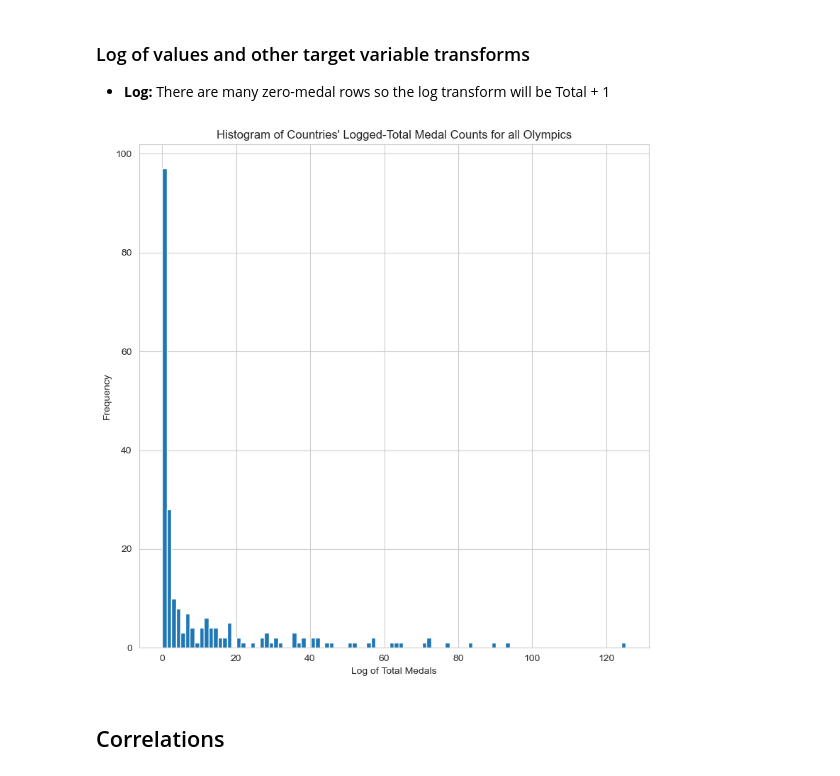
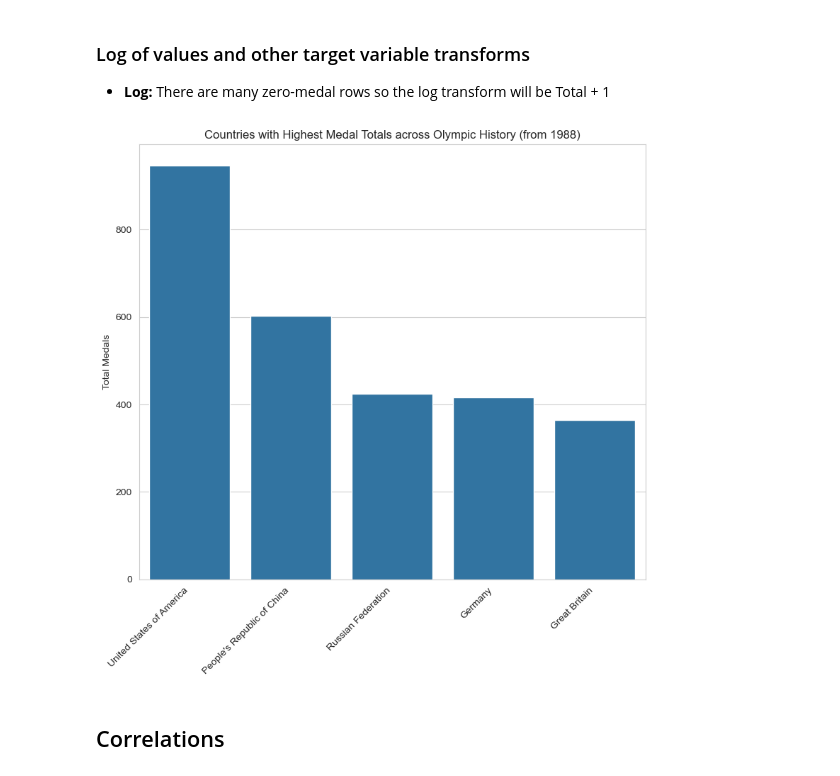
Before and after one commit to twm105/olympic-medals-predict, a Jupyter notebook: data-eda/olympics_eda.ipynb, the cells around one changed output. Drawn from its saved outputs; the diff is of its cells as text; code cells hidden in the pictures.

Commit message:
Edits to readme.md, updated figures.

```diff
--- a/data-eda/olympics_eda.ipynb
+++ b/data-eda/olympics_eda.ipynb
@@ -163,16 +163,19 @@ Above are the countries who've attended the most games without ever winning a me
 # %%
 oly['total_log'] = np.log(oly.total + 1)
 
 fig, ax = plt.subplots(figsize=(8, 8))
-oly.groupby('country').sum().total_log.plot(kind='hist', bins=100, ax=ax)
+df = oly[oly.year>=1988].groupby('country').sum().total.sort_values(ascending=False).head()
+sns.barplot(data=df, ax=ax)
 # ax.set_xlim((0, 3000))
-ax.set_xlabel('Log of Total Medals')
-ax.set_title("Histogram of Countries' Logged-Total Medal Counts for all Olympics")
+ax.set_xlabel('')
+ax.set_ylabel('Total Medals')
+ax.set_title("Countries with Highest Medal Totals across Olympic History (from 1988)")
+a = ax.set_xticklabels(df.reset_index().country, rotation=45, ha='right')
 plt.tight_layout()
 plt.savefig('../images/eda-tot-medals-per-country.png')
 plt.show()
 # %% [output]
-[figure, old version]
+[figure, new version]
 # %% [markdown]
 ## Correlations
 # %% [markdown]
```
Also changed, not shown: parts of 17 cells of this notebook, 5 other files.
